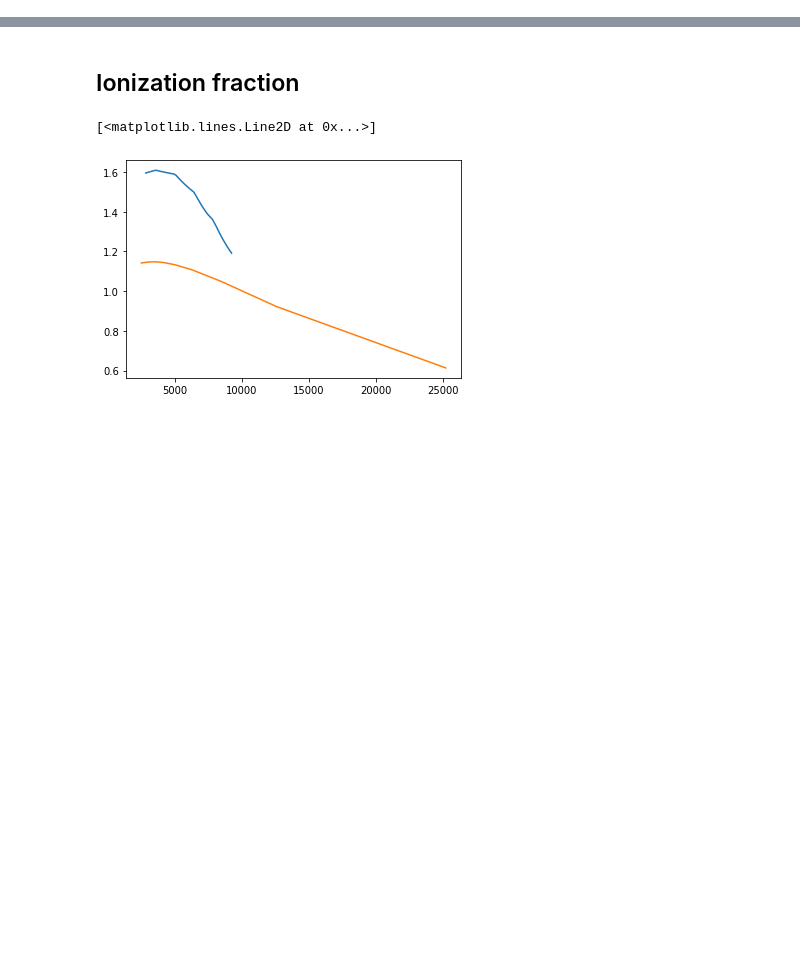
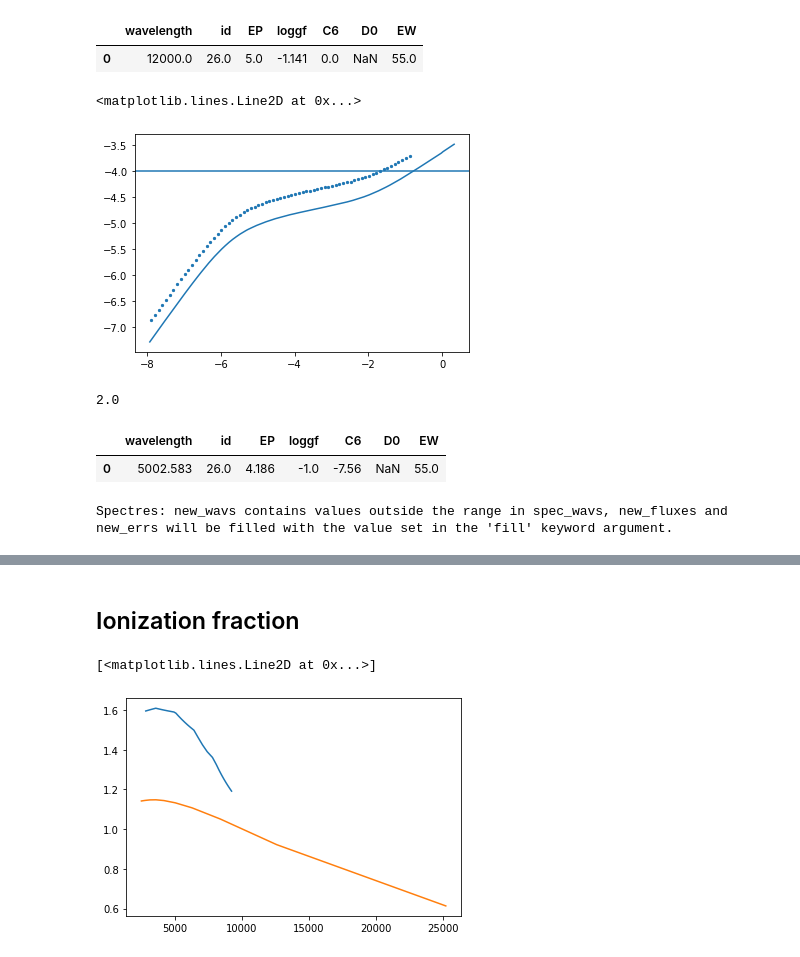
Before and after one commit to MingjieJian/pymoog, a Jupyter notebook: pymoog/internal.ipynb, the cells around one changed output, grey strips where cells are left out. Saved outputs shown, nothing was run; the diff lists cells and outputs as text; code cells hidden in the pictures; blank space fills up the shorter version.

```diff
--- a/pymoog/internal.ipynb
+++ b/pymoog/internal.ipynb
@@ -25,0 +38,17 @@ plt.savefig(internal_path+'contri_func.png', dpi=250)
+# %%
+# Vmicro test
+
+s = pymoog.synth.synth(5000, 4.0, 0, 5001, 5004, 28000, line_list='/media/disk/temp.list')
+s.prepare_file()
+s.run_moog()
+s.read_spectra()
+
+# s_ = pymoog.synth.synth(5000, 4.0, 0, 5001, 5004, 28000, line_list='/media/disk/temp.list')
+# s_.prepare_file(vmicro=5)
+# s_.run_moog()
+# s_.read_spectra()
+# %%
+linelist_use = pymoog.line_data.read_linelist('/media/disk/temp.list')
+linelist_use.loc[0, 'wavelength'] = 12000
+linelist_use.loc[0, 'EP'] = 5
+linelist_use.loc[0, 'C6'] = 0
@@ -25,0 +60,16 @@ plt.savefig(internal_path+'contri_func.png', dpi=250)
+# %%
+loggf_array = np.arange(-3, 4.1, 0.5)
+
+logrw = []
+for loggf in loggf_array:
+    linelist_use.loc[0, 'loggf'] = loggf
+    pymoog.line_data.save_linelist(linelist_use, '/media/disk/temp.list')
+    s = pymoog.synth.synth(6000, 1.0, 0, 12000-5, 12000+5, 28000, line_list='/media/disk/temp.list', del_wav=0.02)
+    s.prepare_file(vmicro=2)
+    s.run_moog()
+    s.read_spectra()
+    # s_re_wav = np.arange(s.wav[0]+0.01,s.wav[-1], 0.2)
+    # s_re_flux = spectres.spectres(s_re_wav, s.wav, s.flux)
+    EW = np.nansum(1 - s.flux) * 0.02
+    logrw.append(np.log10(EW / 5002.583))
+    # plt.plot(s.wav, s.flux)
@@ -25,0 +79,22 @@ plt.savefig(internal_path+'contri_func.png', dpi=250)
+# %%
+linelist_use
+# %% [output]
+|  | wavelength | id | EP | loggf | C6 | D0 | EW |
+| 0 | 12000.0 | 26.0 | 5.0 | -1.141 | 0.0 | NaN | 55.0 |
+# %%
+linelist_use.loc[0, 'loggf'] = -1.141
+pymoog.line_data.save_linelist(linelist_use, '/media/disk/temp.list')
+c = pymoog.cog.cog(6000, 1.0, 0, line_list='/media/disk/temp.list')
+c.prepare_file()
+c.run_moog()
+c.read_output()
+plt.plot(c.loggf - 5*5040/(0.86*6000), c.logrw)
+plt.scatter(loggf_array - 5*5040/(0.86*6000), logrw, s=5)
+plt.axhline(-4)
+# %% [output]
+<matplotlib.lines.Line2D at 0x...>
+[figure, added]
+# %%
+60/3e5*10000
+# %% [output]
+2.0
@@ -25,0 +103,22 @@ plt.savefig(internal_path+'contri_func.png', dpi=250)
+# %%
+linelist_use
+# %% [output]
+|  | wavelength | id | EP | loggf | C6 | D0 | EW |
+| 0 | 5002.583 | 26.0 | 4.186 | -1.0 | -7.56 | NaN | 55.0 |
+# %%
+linelist_use.loc[0, 'loggf'] = -1.141
+pymoog.line_data.save_linelist(linelist_use, '/media/disk/temp.list')
+s = pymoog.synth.synth(5000, 4.0, 0, 5002-5, 5002+5, 28000, line_list='/media/disk/temp.list', del_wav=0.02)
+s.prepare_file(vmicro=2)
+s.run_moog()
+s.read_spectra()
+
+# s_ = pymoog.synth.synth(5000, 4.0, 0, 5002-5, 5002+5, 28000, line_list='/media/disk/temp.list', del_wav=0.2)
+# s_.prepare_file(vmicro=2)
+# s_.run_moog()
+# s_.read_spectra()
+
+s_re_wav = np.arange(s_.wav[0],s_.wav[-1], 0.2)
+s_re_flux = spectres.spectres(s_re_wav, s.wav, s.flux)
+# %% [output]
+Spectres: new_wavs contains values outside the range in spec_wavs, new_fluxes and new_errs will be filled with the value set in the 'fill' keyword argument.
```
Also changed, not shown: parts of 22 cells of this notebook, 12 other files.
